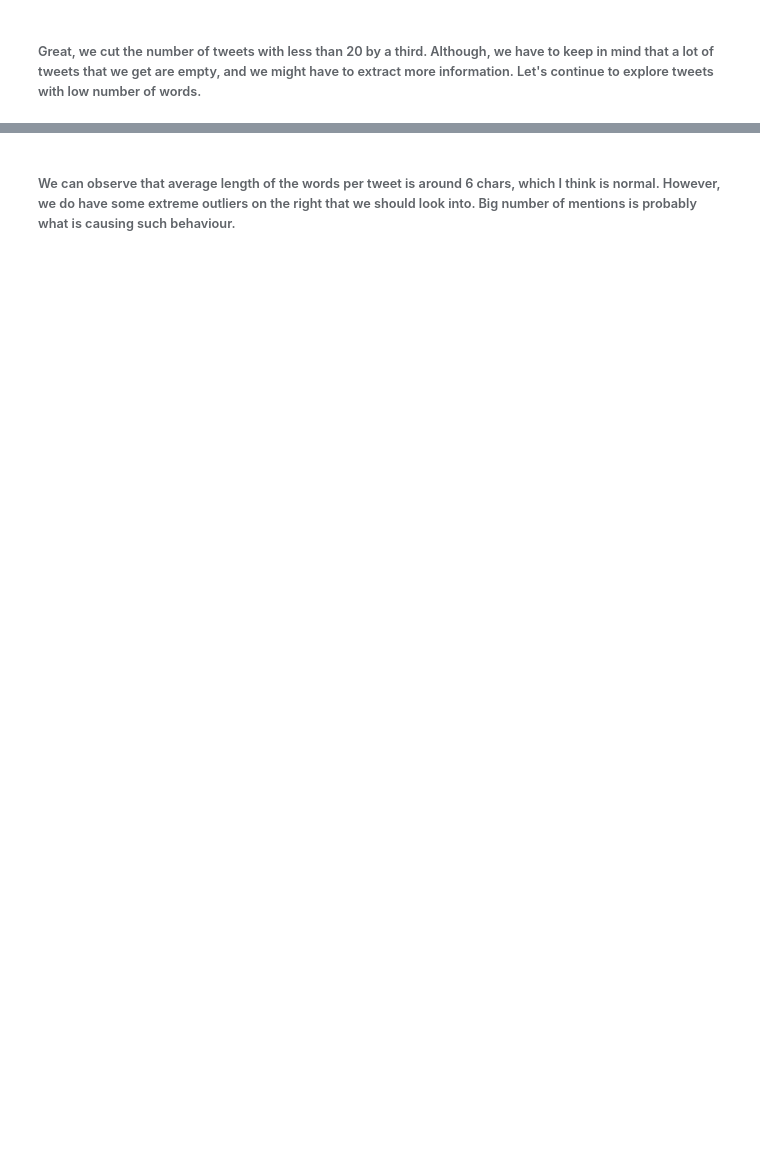
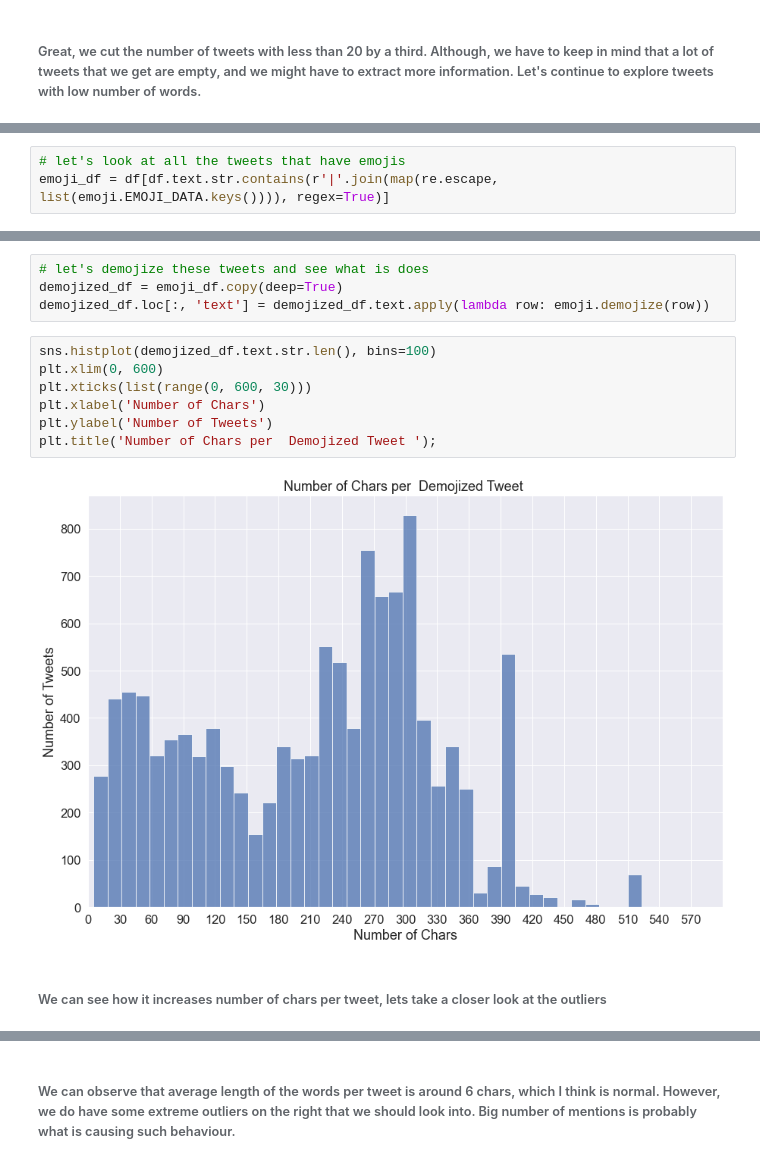
Before and after one commit to georgi3/Correlating-Twitter-Sentiment-to-Market-Behaviour, a Jupyter notebook: src/tweets_EDA.ipynb, the cells around one changed output, grey strips where cells are left out. Saved outputs shown, nothing was run; the diff lists cells and outputs as text; blank space fills up the shorter version.

```diff
--- a/src/tweets_EDA.ipynb
+++ b/src/tweets_EDA.ipynb
@@ -97,0 +168,3 @@ Name: text, Length: 4269, dtype: object
+# %%
+# let's look at all the tweets that have emojis
+emoji_df = df[df.text.str.contains(r'|'.join(map(re.escape, list(emoji.EMOJI_DATA.keys()))), regex=True)]
@@ -97,0 +180,15 @@ Name: text, Length: 4269, dtype: object
+# %%
+# let's demojize these tweets and see what is does
+demojized_df = emoji_df.copy(deep=True)
+demojized_df.loc[:, 'text'] = demojized_df.text.apply(lambda row: emoji.demojize(row))
+# %%
+sns.histplot(demojized_df.text.str.len(), bins=100)
+plt.xlim(0, 600)
+plt.xticks(list(range(0, 600, 30)))
+plt.xlabel('Number of Chars')
+plt.ylabel('Number of Tweets')
+plt.title('Number of Chars per  Demojized Tweet ');
+# %% [output]
+[figure, added]
+# %% [markdown]
+###### We can see how it increases number of chars per tweet, lets take a closer look at the outliers
```
Also changed, not shown: parts of 41 cells of this notebook.
